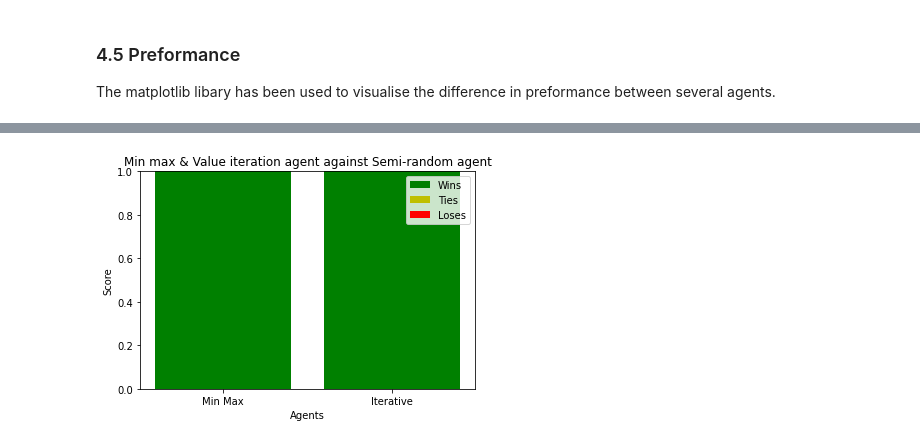
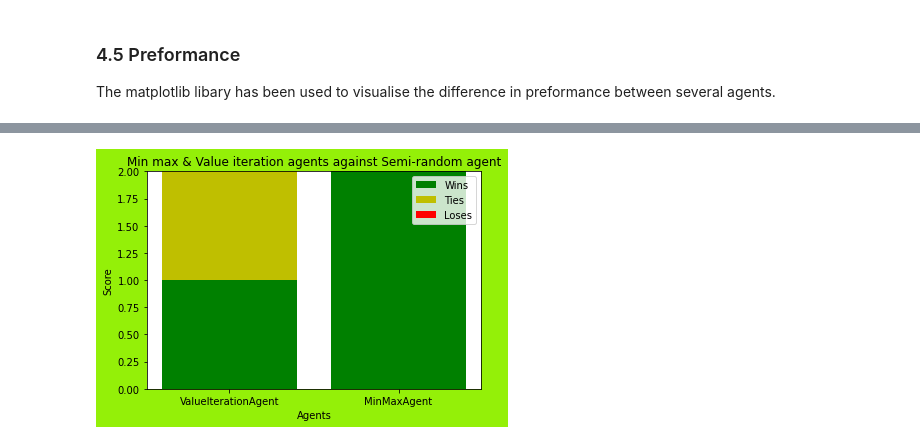
Before and after one commit to BlSchulpen/DecisionTheory, a Jupyter notebook: deth_four_ag.ipynb, the cells around one changed output, grey strips where cells are left out. Drawn from its saved outputs; the diff is of its cells as text; code cells hidden in the pictures.

Commit message:
graphs fixed

```diff
--- a/deth_four_ag.ipynb
+++ b/deth_four_ag.ipynb
@@ -417,4 +410,7 @@ The MinMax agents tends to preform better against random against compared to the
 # %%
-creator.min_max_game(FourInARowSemiRandomAgent, "Min max & Value iteration agent against Semi-random agent")
+
+players_to_meassure = [FourInARowValueIterationAgent,FourInARowMinMaxAgent]
+opponent = FourInARowSemiRandomAgent
+creator.plot_acc(players_to_meassure, "Min max & Value iteration agents against Semi-random agent",opponent)
 # %% [output]
-[figure, old version]
+[figure, new version]
```
Also changed, not shown: parts of 19 cells of this notebook, 1 other file.
